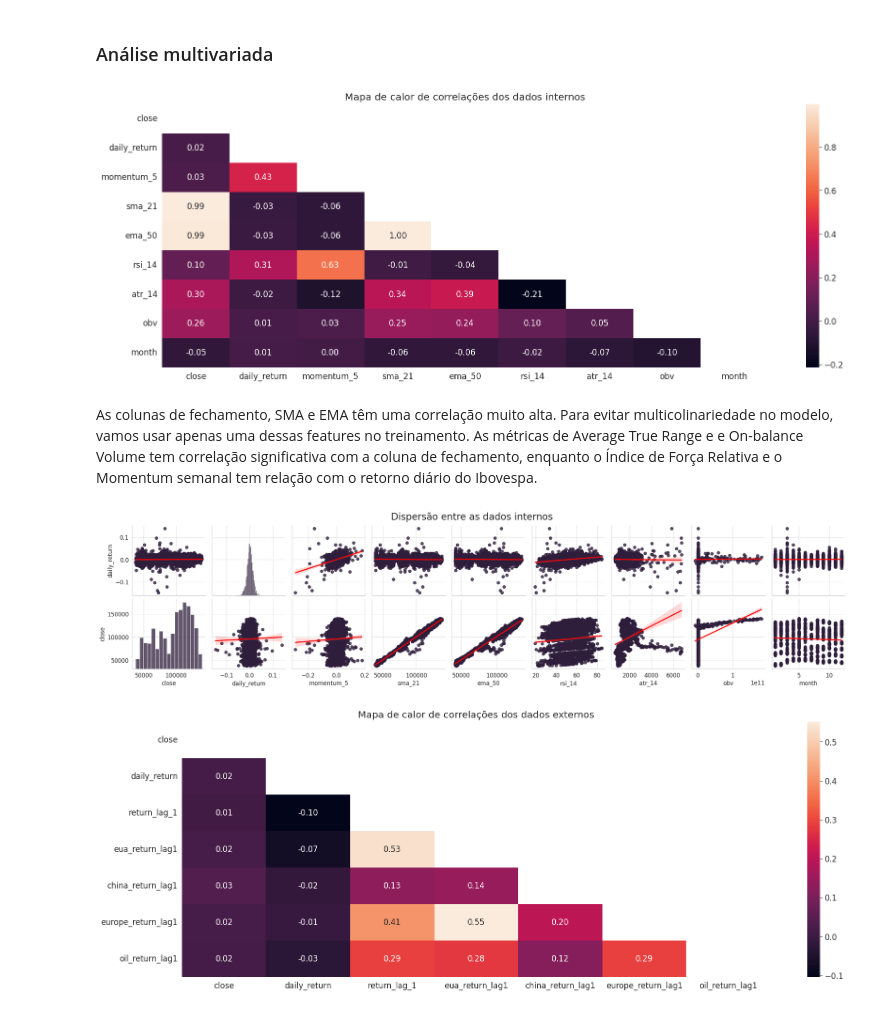
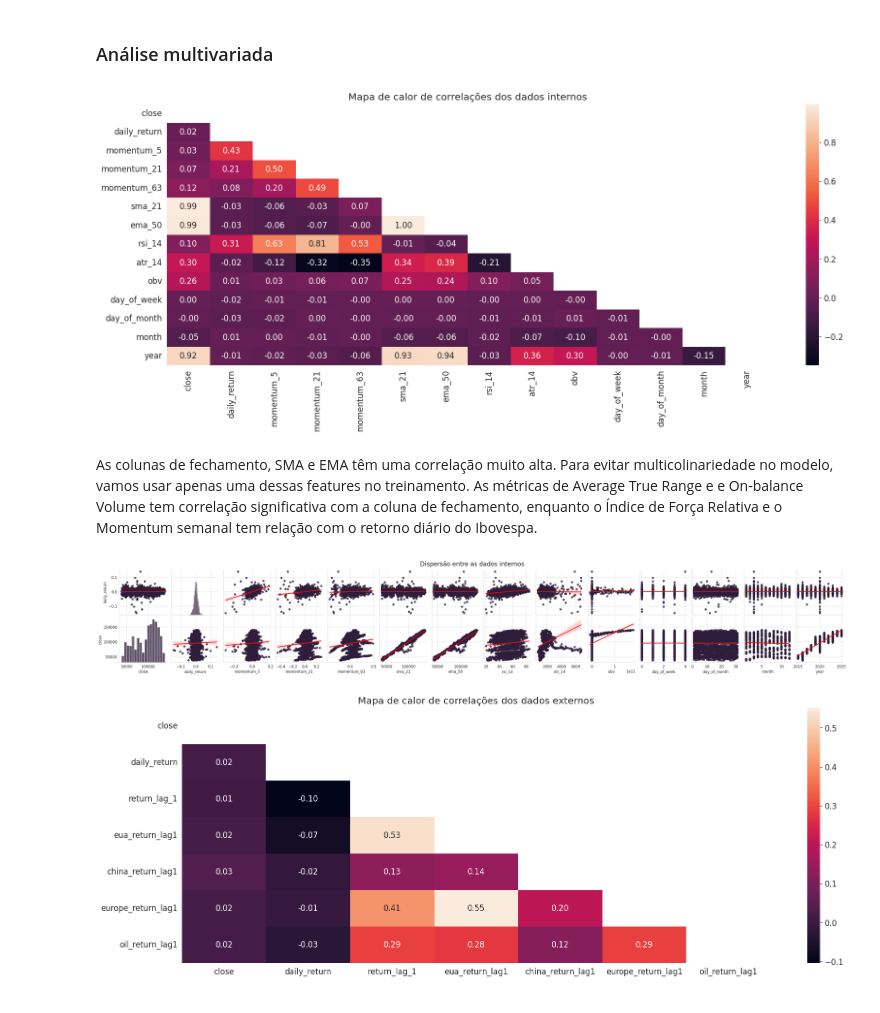
Before and after one commit to JacksonvBarbosa/Analise_Indice_Ibovespa, a Jupyter notebook: notebooks/02-exploratory-data-analysis-notebook.ipynb, the cells around one changed output. Drawn from its saved outputs; the diff is of its cells as text; code cells hidden in the pictures.

```diff
--- a/notebooks/02-exploratory-data-analysis-notebook.ipynb
+++ b/notebooks/02-exploratory-data-analysis-notebook.ipynb
@@ -321,18 +321,18 @@ Melhor não usar o volume ou as features baseadas no volume devido a essa mudan
 ### Análise multivariada
 # %%
 # mapa de calor de correlação das variáveis
-columns_corr1 = ['close', 'daily_return', 'momentum_5', 'sma_21', 'ema_50', 'rsi_14', 'atr_14', 'obv', 'month']
+columns_corr1 = ['close', 'daily_return', 'momentum_5', 'momentum_21', 'momentum_63', 'sma_21', 'ema_50', 'rsi_14', 'atr_14', 'obv', 'day_of_week', 'day_of_month', 'month', 'year']
 corr = df[columns_corr1].corr(numeric_only=True)
 
 mask = np.zeros_like(corr, dtype=bool)
 mask[np.triu_indices_from(mask)] = True
 
 sns.heatmap(corr, mask=mask, annot=True, fmt='.2f')
 plt.title('Mapa de calor de correlações dos dados internos')
 plt.grid(False)
 plt.show()
 # %% [output]
-[figure, old version]
+[figure, new version]
 # %% [markdown]
 As colunas de fechamento, SMA e EMA têm uma correlação muito alta. Para evitar multicolinariedade no modelo, vamos usar apenas uma dessas features no treinamento. As métricas de Average True Range e e On-balance Volume tem correlação significativa com a coluna de fechamento, enquanto o Índice de Força Relativa e o Momentum semanal tem relação com o retorno diário do Ibovespa.
 # %%
@@ -340,7 +340,7 @@ ax = sns.pairplot(df, y_vars=['daily_return', 'close'], x_vars=columns_corr1, ki
 ax.figure.suptitle('Dispersão entre as dados internos', fontsize=20, y=1.05)
 plt.show()
 # %% [output]
-[figure, old version]
+[figure, new version]
 # %%
 # mapa de calor de correlação das variáveis baseadas em fontes externas
 columns_corr2 = ['close', 'daily_return', 'return_lag_1', 'eua_return_lag1', 'china_return_lag1', 'europe_return_lag1', 'oil_return_lag1']
```
Also changed, not shown: parts of 1 cell of this notebook, 2 other files.
